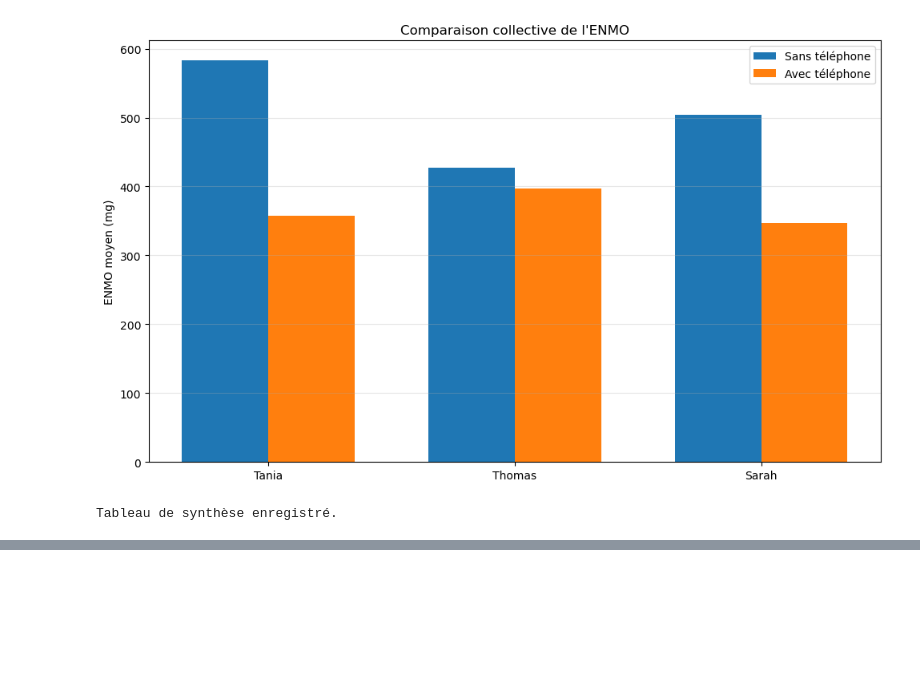
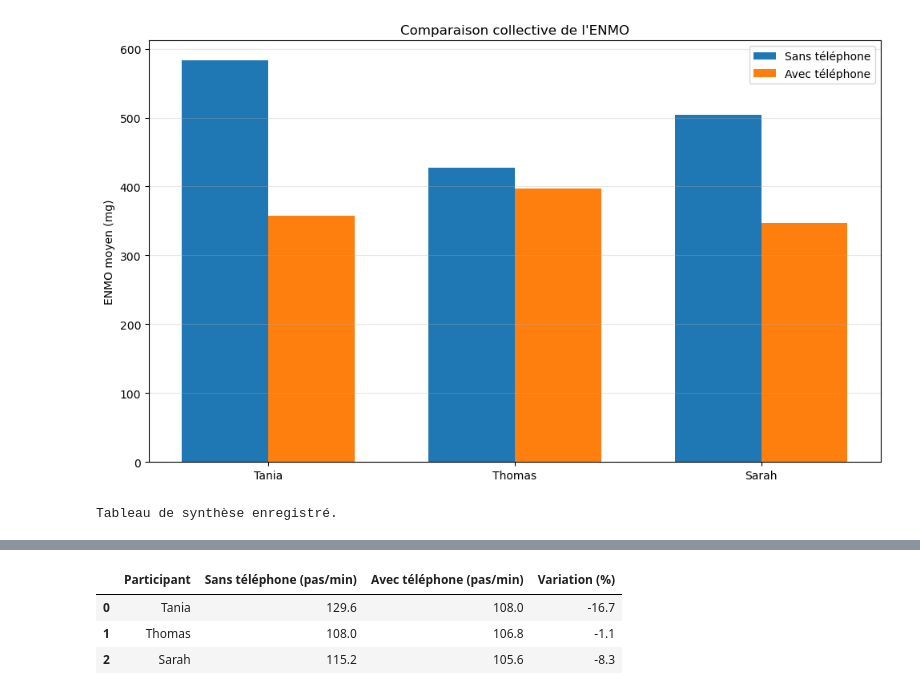
Before and after one commit to sarah-mussotte/HAH913E-2026-Projet-C, a Jupyter notebook: main.ipynb, the cells around one changed output, grey strips where cells are left out. Drawn from its saved outputs; the diff is of its cells as text; code cells hidden in the pictures; blank space fills up the shorter version.

Commit message:
Ajout Mann-Whitney, cadence, conclusion et limites

```diff
--- a/main.ipynb
+++ b/main.ipynb
@@ -521,0 +553,26 @@ Tableau de synthèse enregistré.
+# %%
+from scipy.signal import find_peaks
+
+def cadence(df, debut, fin):
+    temps = (df["Time"] - df["Time"].iloc[0]).dt.total_seconds()
+    marche = df[(temps >= debut + 10) & (temps < fin - 10)]
+    norme = np.sqrt(marche["X"]**2 + marche["Y"]**2 + marche["Z"]**2).values
+    frequence = len(norme) / 100                          # 100 s analysées
+    pics, _ = find_peaks(norme, height=np.percentile(norme, 75),
+                         distance=int(0.6 * frequence))   # 1 pic = 1 pas du pied droit
+    return len(pics) * 2 / (100 / 60)                     # pas par minute
+
+tableau_cadence = pd.DataFrame([
+    {"Participant": p,
+     "Sans téléphone (pas/min)": cadence(donnees[p]["sans_tel"], *periodes[p]["sans_tel"]),
+     "Avec téléphone (pas/min)": cadence(donnees[p]["avec_tel"], *periodes[p]["avec_tel"])}
+    for p in donnees
+])
+tableau_cadence["Variation (%)"] = (tableau_cadence.iloc[:, 2] / tableau_cadence.iloc[:, 1] - 1) * 100
+
+display(tableau_cadence.round(1))
+# %% [output]
+|  | Participant | Sans téléphone (pas/min) | Avec téléphone (pas/min) | Variation (%) |
+| 0 | Tania | 129.6 | 108.0 | -16.7 |
+| 1 | Thomas | 108.0 | 106.8 | -1.1 |
+| 2 | Sarah | 115.2 | 105.6 | -8.3 |
```
Also changed, not shown: parts of 4 cells of this notebook.
